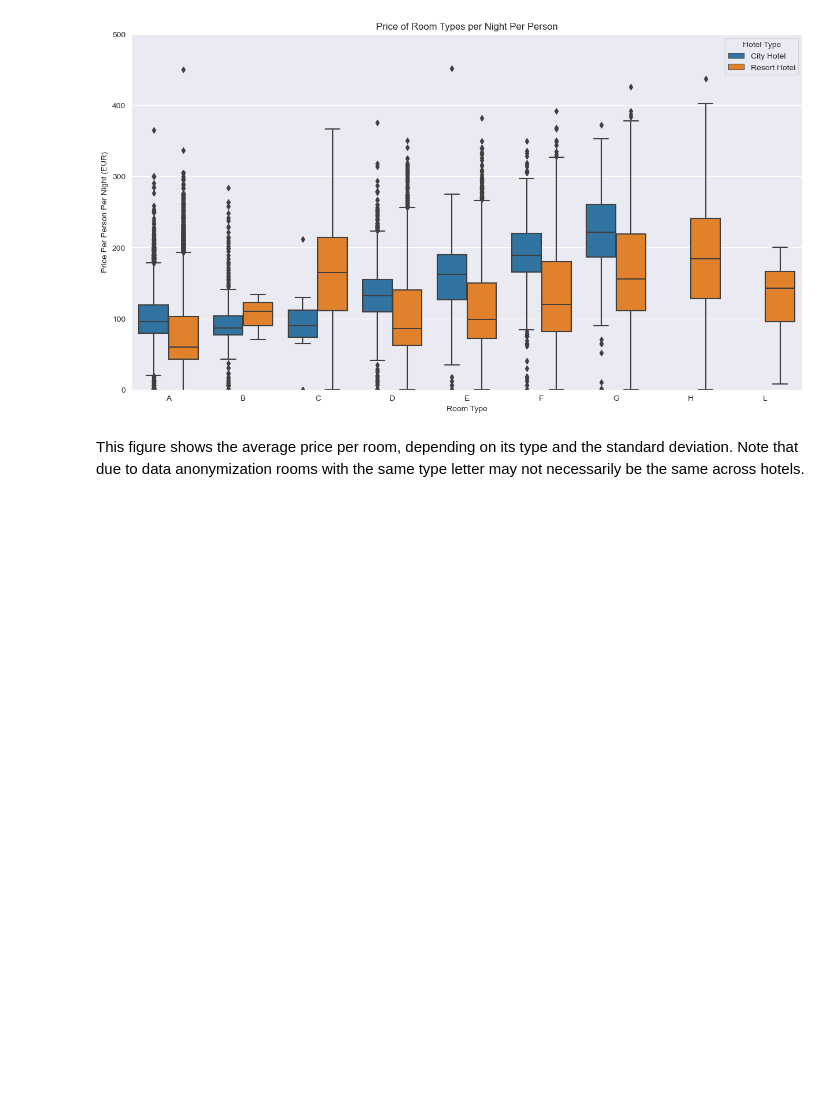
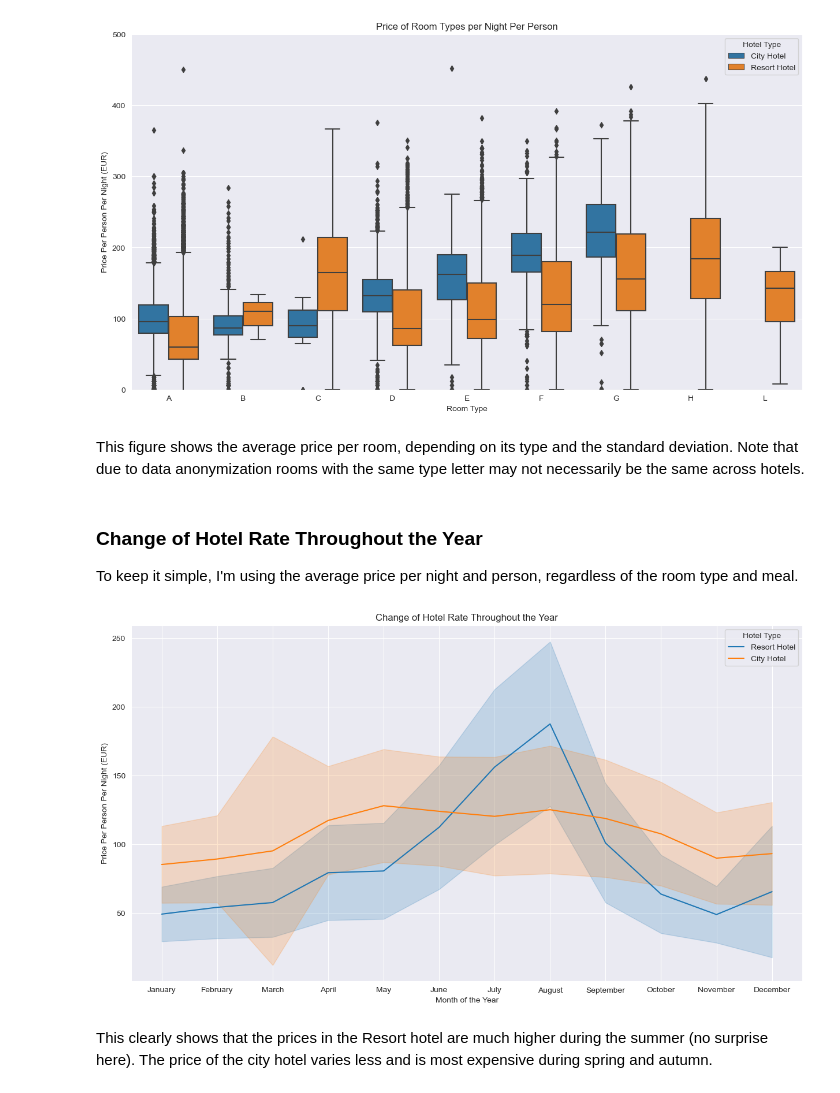
Before and after one commit to Rafsan7238/Data-Analysis_Data-Science_Projects, a Jupyter notebook: Python Projects/Applying ML to Predict Hotel Booking Cancellations/Analysing Hotel Cancellations.ipynb, the cells around one changed output. Drawn from its saved outputs; the diff is of its cells as text; code cells hidden in the pictures; blank space fills up the shorter version.

Commit message:
Found Change of Hotel Rate Throughout the Year

```diff
--- a/Python Projects/Applying ML to Predict Hotel Booking Cancellations/Analysing Hotel Cancellations.ipynb
+++ b/Python Projects/Applying ML to Predict Hotel Booking Cancellations/Analysing Hotel Cancellations.ipynb
@@ -223,3 +223,28 @@ plt.show()
 # %% [markdown]
 This figure shows the average price per room, depending on its type and the standard deviation.
 Note that due to data anonymization rooms with the same type letter may not necessarily be the same across hotels.
+# %% [markdown]
+### Change of Hotel Rate Throughout the Year
+
+To keep it simple, I'm using the average price per night and person, regardless of the room type and meal.
+# %%
+monthly_price = data[["hotel", "arrival_date_month", "adr"]].sort_values("arrival_date_month")
+
+#order by month
+months = ["January", "February", "March", "April", "May", "June", "July", "August", "September", "October", "November", "December"]
+
+monthly_price['arrival_date_month'] = pd.Categorical(monthly_price["arrival_date_month"], categories=months, ordered=True)
+# %%
+plt.figure(figsize=(15, 8))
+
+sns.lineplot(data=monthly_price, x='arrival_date_month', y='adr', hue='hotel', errorbar='sd')
+plt.ylabel('Price Per Person Per Night (EUR)')
+plt.xlabel('Month of the Year')
+plt.title('Change of Hotel Rate Throughout the Year')
+plt.legend(title='Hotel Type')
+plt.show()
+# %% [output]
+[figure, added]
+# %% [markdown]
+This clearly shows that the prices in the Resort hotel are much higher during the summer (no surprise here).
+The price of the city hotel varies less and is most expensive during spring and autumn.
```
